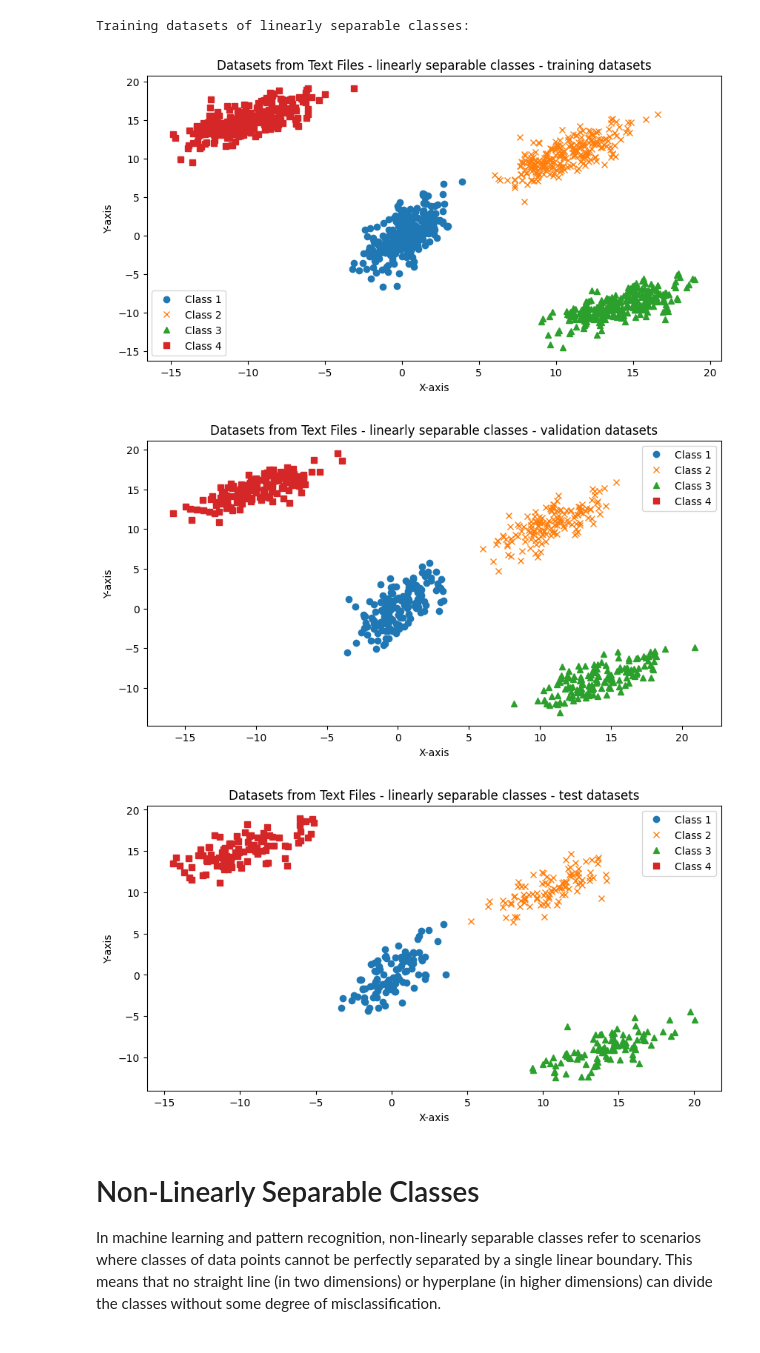
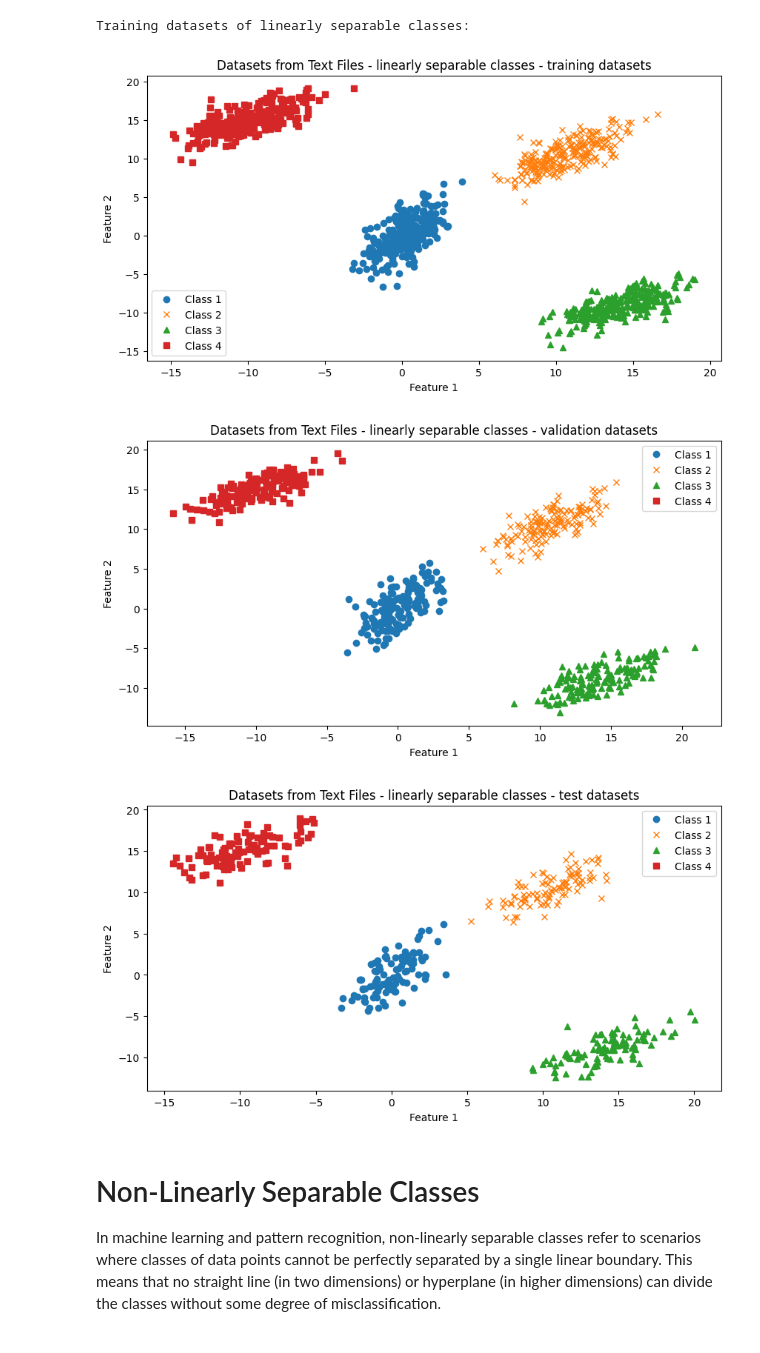
Before and after one commit to RakshithaKalkura/IML-project-dec-2024, a Jupyter notebook: datasets_visualize.ipynb, the cells around one changed output. Drawn from its saved outputs; the diff is of its cells as text; code cells hidden in the pictures.

```diff
--- a/datasets_visualize.ipynb
+++ b/datasets_visualize.ipynb
@@ -45,32 +45,32 @@ Understanding linearly separable classes is fundamental in the field of machine
 # %%
 #linearly separabl classes - training datasets
 import matplotlib.pyplot as plt
 import numpy as np
 
 # Function to load data from a text file
 def load_data(file_path):
     return np.loadtxt(file_path, delimiter=' ')
 
 # Load datasets
 print("Training datasets of linearly separable classes:")
 data1 = load_data('classification_datasets\linearlySeparable\class1_train.txt')
 data2 = load_data('classification_datasets\linearlySeparable\class2_train.txt')
 data3 = load_data('classification_datasets\linearlySeparable\class3_train.txt')
 data4 = load_data('classification_datasets\linearlySeparable\class4_train.txt')
 # Plot the datasets
 plt.figure(figsize=(10, 5))
 plt.plot(data1[:, 0], data1[:, 1], 'o', label='Class 1')  # Scatter plot each dataset
 plt.plot(data2[:, 0], data2[:, 1], 'x', label='Class 2')
 plt.plot(data3[:, 0], data3[:, 1], '^', label='Class 3')
 plt.plot(data4[:, 0], data4[:, 1], 's', label='Class 4')
-plt.xlabel('X-axis')
-plt.ylabel('Y-axis')
+plt.xlabel('Feature 1')
+plt.ylabel('Feature 2')
 plt.title('Datasets from Text Files - linearly separable classes - training datasets')
 plt.legend()
 plt.show()
 # %% [output]
 Training datasets of linearly separable classes:
-[figure, old version]
+[figure, new version]
 # %%
 #linearly separabl classes - validation datasets
 import matplotlib.pyplot as plt
@@ -91,13 +91,13 @@ plt.plot(data1[:, 0], data1[:, 1], 'o', label='Class 1')  # Scatter plot each da
 plt.plot(data2[:, 0], data2[:, 1], 'x', label='Class 2')
 plt.plot(data3[:, 0], data3[:, 1], '^', label='Class 3')
 plt.plot(data4[:, 0], data4[:, 1], 's', label='Class 4')
-plt.xlabel('X-axis')
-plt.ylabel('Y-axis')
+plt.xlabel('Feature 1')
+plt.ylabel('Feature 2')
 plt.title('Datasets from Text Files - linearly separable classes - validation datasets')
 plt.legend()
 plt.show()
 # %% [output]
-[figure, old version]
+[figure, new version]
 # %%
 #linearly separable classes - test datasets
 import matplotlib.pyplot as plt
@@ -118,13 +118,13 @@ plt.plot(data1[:, 0], data1[:, 1], 'o', label='Class 1')  # Scatter plot each da
 plt.plot(data2[:, 0], data2[:, 1], 'x', label='Class 2')
 plt.plot(data3[:, 0], data3[:, 1], '^', label='Class 3')
 plt.plot(data4[:, 0], data4[:, 1], 's', label='Class 4')
-plt.xlabel('X-axis')
-plt.ylabel('Y-axis')
+plt.xlabel('Feature 1')
+plt.ylabel('Feature 2')
 plt.title('Datasets from Text Files - linearly separable classes - test datasets')
 plt.legend()
 plt.show()
 # %% [output]
-[figure, old version]
+[figure, new version]
 # %% [markdown]
 # Non-Linearly Separable Classes
 
```
Also changed, not shown: parts of 7 cells of this notebook, 5 other files.
